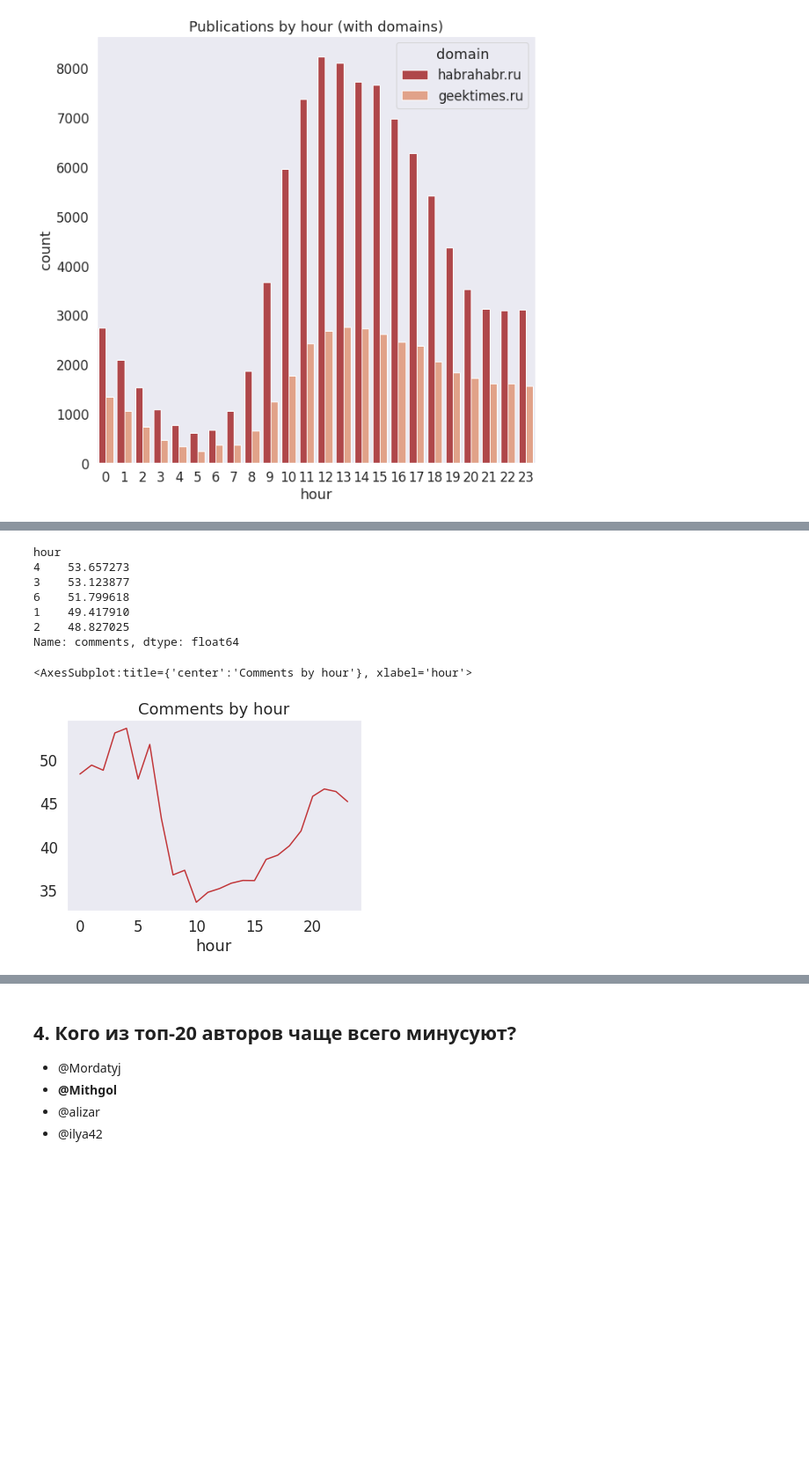
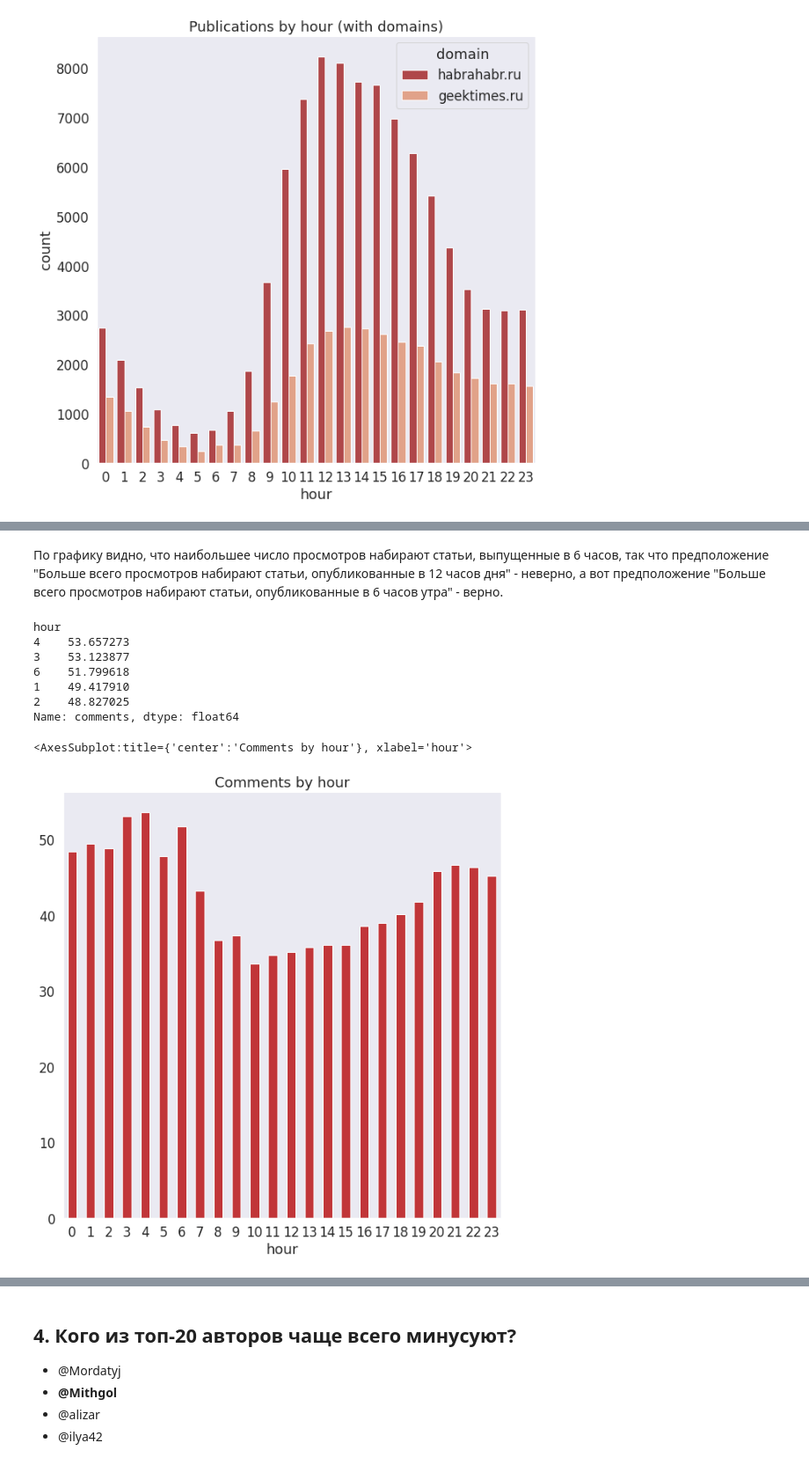
Before and after one commit to K3143-ITMO/Dementiy-assignments, a Jupyter notebook: homework07-ds/task2/assignment02_habr_visual_analysis.ipynb, the cells around one changed output, grey strips where cells are left out. Shown: that part at 88% size. Saved outputs shown, nothing was run; the diff lists cells and outputs as text; code cells hidden in the pictures; blank space fills up the shorter version.

```diff
--- a/homework07-ds/task2/assignment02_habr_visual_analysis.ipynb
+++ b/homework07-ds/task2/assignment02_habr_visual_analysis.ipynb
@@ -198,13 +203,15 @@ Name: views, dtype: float64
+# %% [markdown]
+По графику видно, что наибольшее число просмотров набирают статьи, выпущенные в 6 часов, так что предположение "Больше всего просмотров набирают статьи, опубликованные в 12 часов дня" - неверно, а вот предположение "Больше всего просмотров набирают статьи, опубликованные в 6 часов утра" - верно.
 # %%
 print(df.groupby("hour")["comments"].mean().sort_values(ascending=False)[:5])
-df.groupby("hour")["comments"].mean().plot(title="Comments by hour")
+df.groupby("hour")["comments"].mean().plot(title="Comments by hour", kind="bar", figsize=(10, 10), rot=0)
 # %% [output]
 hour
 4    53.657273
 3    53.123877
 6    51.799618
 1    49.417910
 2    48.827025
 Name: comments, dtype: float64
 <AxesSubplot:title={'center':'Comments by hour'}, xlabel='hour'>
-[figure, old version]
+[figure, new version]
```
Also changed, not shown: parts of 9 cells of this notebook.
